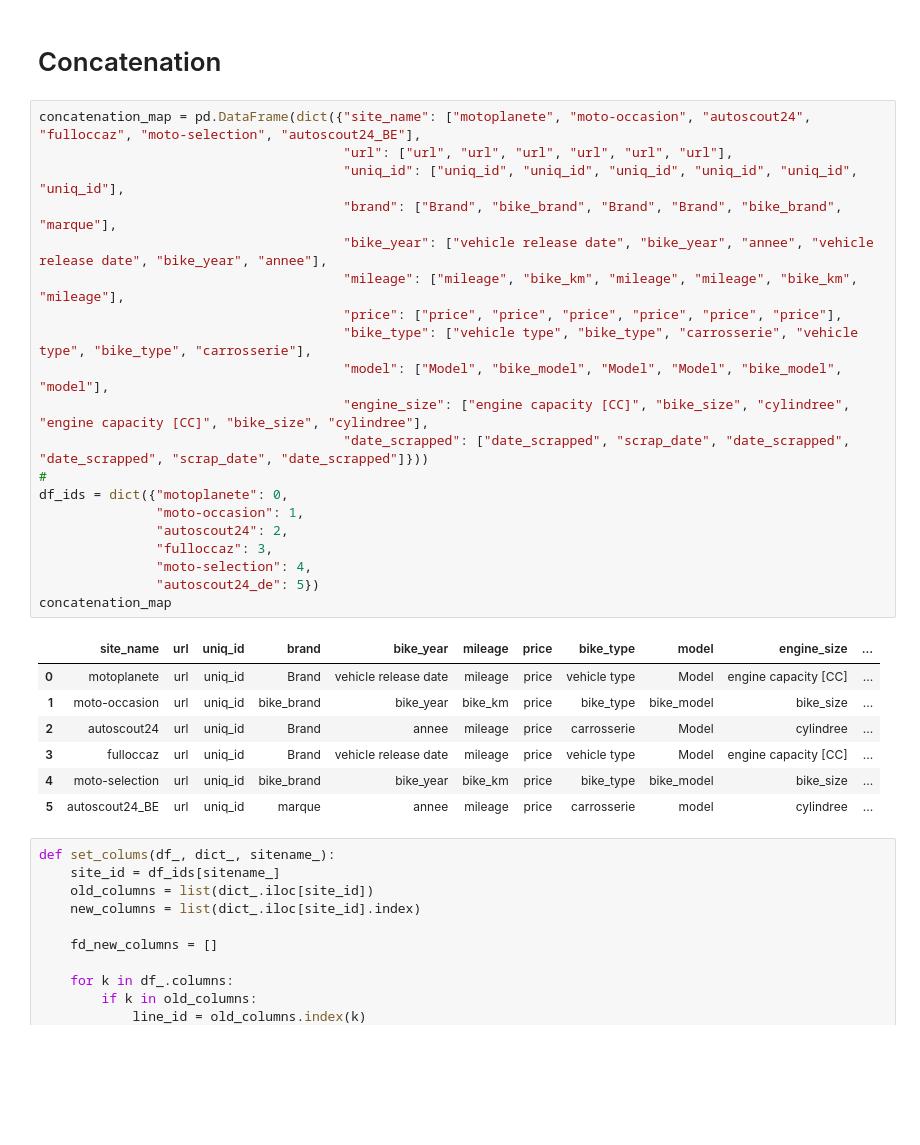
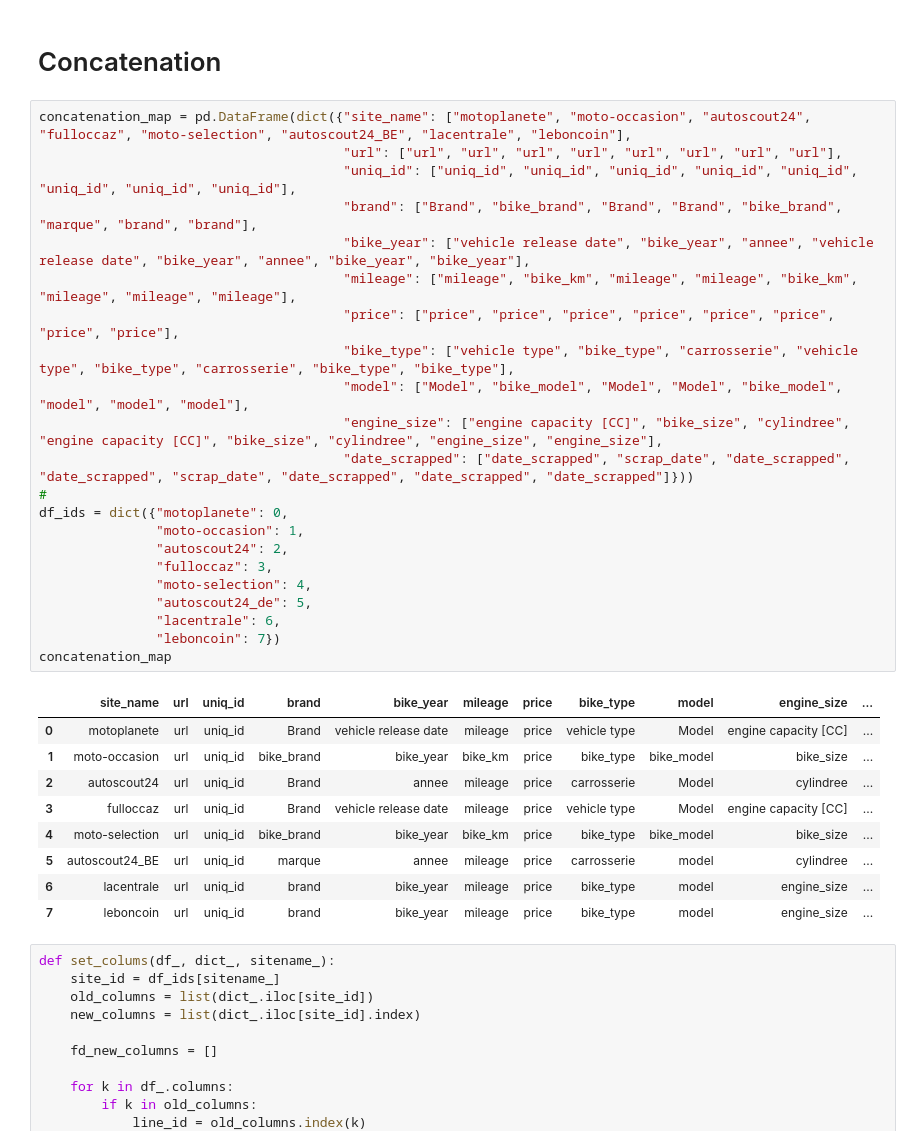
Before and after one commit to AnthonyDF/tresboncoin, a Jupyter notebook: notebooks/victor/datasets_exploration.ipynb, the cells around one changed output. Cells and saved outputs as stored; diff of their text form; blank space fills up the shorter version.

```diff
--- a/notebooks/victor/datasets_exploration.ipynb
+++ b/notebooks/victor/datasets_exploration.ipynb
@@ -212,33 +241,37 @@ data_auto_scout_24_BE.shape
 # %% [markdown]
 # Concatenation
 # %%
-concatenation_map = pd.DataFrame(dict({"site_name": ["motoplanete", "moto-occasion", "autoscout24", "fulloccaz", "moto-selection", "autoscout24_BE"],
-                                       "url": ["url", "url", "url", "url", "url", "url"],
-                                       "uniq_id": ["uniq_id", "uniq_id", "uniq_id", "uniq_id", "uniq_id", "uniq_id"],
-                                       "brand": ["Brand", "bike_brand", "Brand", "Brand", "bike_brand", "marque"],
-                                       "bike_year": ["vehicle release date", "bike_year", "annee", "vehicle release date", "bike_year", "annee"],
-                                       "mileage": ["mileage", "bike_km", "mileage", "mileage", "bike_km", "mileage"],
-                                       "price": ["price", "price", "price", "price", "price", "price"],
-                                       "bike_type": ["vehicle type", "bike_type", "carrosserie", "vehicle type", "bike_type", "carrosserie"],
-                                       "model": ["Model", "bike_model", "Model", "Model", "bike_model", "model"],
-                                       "engine_size": ["engine capacity [CC]", "bike_size", "cylindree", "engine capacity [CC]", "bike_size", "cylindree"],
-                                       "date_scrapped": ["date_scrapped", "scrap_date", "date_scrapped", "date_scrapped", "scrap_date", "date_scrapped"]}))
+concatenation_map = pd.DataFrame(dict({"site_name": ["motoplanete", "moto-occasion", "autoscout24", "fulloccaz", "moto-selection", "autoscout24_BE", "lacentrale", "leboncoin"],
+                                       "url": ["url", "url", "url", "url", "url", "url", "url", "url"],
+                                       "uniq_id": ["uniq_id", "uniq_id", "uniq_id", "uniq_id", "uniq_id", "uniq_id", "uniq_id", "uniq_id"],
+                                       "brand": ["Brand", "bike_brand", "Brand", "Brand", "bike_brand", "marque", "brand", "brand"],
+                                       "bike_year": ["vehicle release date", "bike_year", "annee", "vehicle release date", "bike_year", "annee", "bike_year", "bike_year"],
+                                       "mileage": ["mileage", "bike_km", "mileage", "mileage", "bike_km", "mileage", "mileage", "mileage"],
+                                       "price": ["price", "price", "price", "price", "price", "price", "price", "price"],
+                                       "bike_type": ["vehicle type", "bike_type", "carrosserie", "vehicle type", "bike_type", "carrosserie", "bike_type", "bike_type"],
+                                       "model": ["Model", "bike_model", "Model", "Model", "bike_model", "model", "model", "model"],
+                                       "engine_size": ["engine capacity [CC]", "bike_size", "cylindree", "engine capacity [CC]", "bike_size", "cylindree", "engine_size", "engine_size"],
+                                       "date_scrapped": ["date_scrapped", "scrap_date", "date_scrapped", "date_scrapped", "scrap_date", "date_scrapped", "date_scrapped", "date_scrapped"]}))
 #
 df_ids = dict({"motoplanete": 0,
                "moto-occasion": 1,
                "autoscout24": 2,
                "fulloccaz": 3,
                "moto-selection": 4,
-               "autoscout24_de": 5})
+               "autoscout24_de": 5,
+               "lacentrale": 6,
+               "leboncoin": 7})
 concatenation_map
 # %% [output]
 |  | site_name | url | uniq_id | brand | bike_year | mileage | price | bike_type | model | engine_size | ... |
 | 0 | motoplanete | url | uniq_id | Brand | vehicle release date | mileage | price | vehicle type | Model | engine capacity [CC] | ... |
 | 1 | moto-occasion | url | uniq_id | bike_brand | bike_year | bike_km | price | bike_type | bike_model | bike_size | ... |
 | 2 | autoscout24 | url | uniq_id | Brand | annee | mileage | price | carrosserie | Model | cylindree | ... |
 | 3 | fulloccaz | url | uniq_id | Brand | vehicle release date | mileage | price | vehicle type | Model | engine capacity [CC] | ... |
 | 4 | moto-selection | url | uniq_id | bike_brand | bike_year | bike_km | price | bike_type | bike_model | bike_size | ... |
 | 5 | autoscout24_BE | url | uniq_id | marque | annee | mileage | price | carrosserie | model | cylindree | ... |
+| 6 | lacentrale | url | uniq_id | brand | bike_year | mileage | price | bike_type | model | engine_size | ... |
+| 7 | leboncoin | url | uniq_id | brand | bike_year | mileage | price | bike_type | model | engine_size | ... |
 # %%
 def set_colums(df_, dict_, sitename_):
     site_id = df_ids[sitename_]
```
Also changed, not shown: parts of 51 cells of this notebook, 8 other files.
